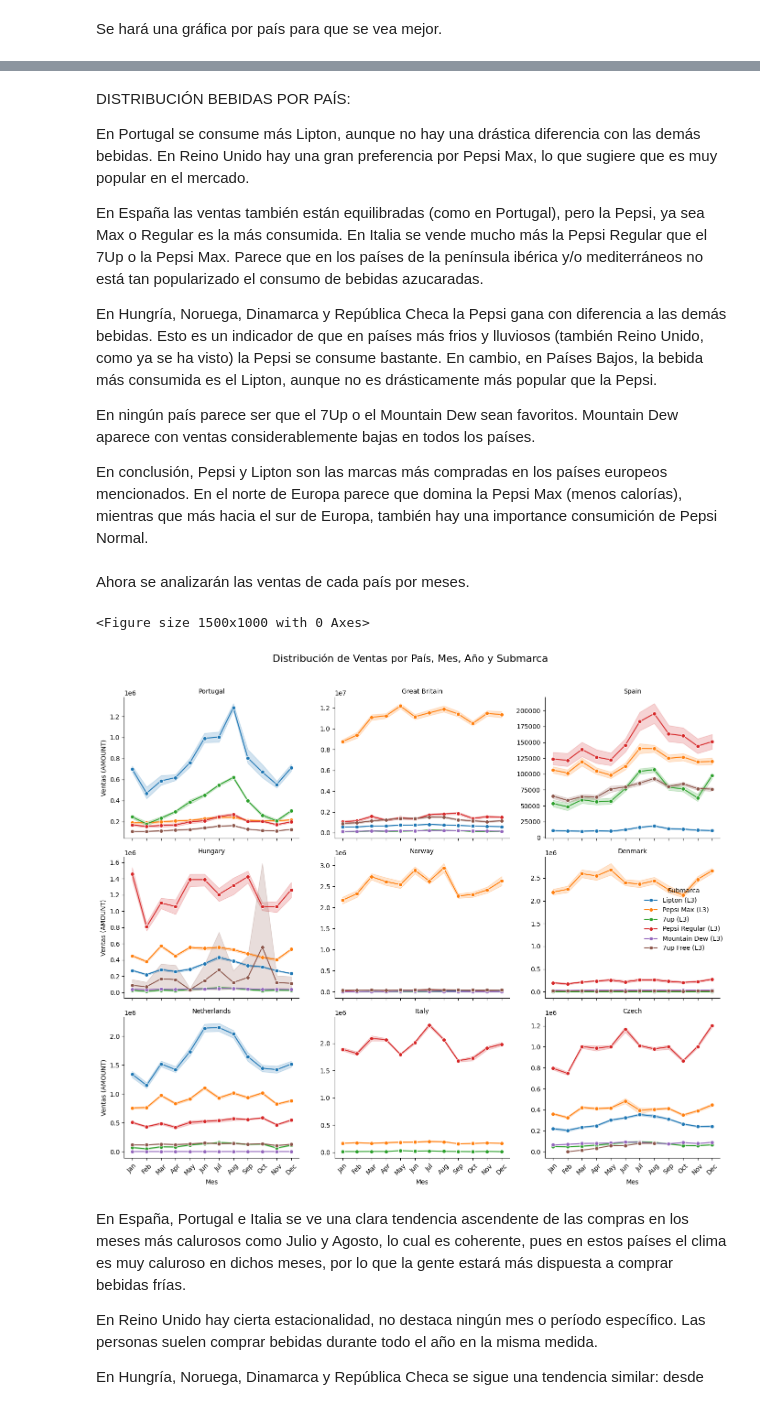
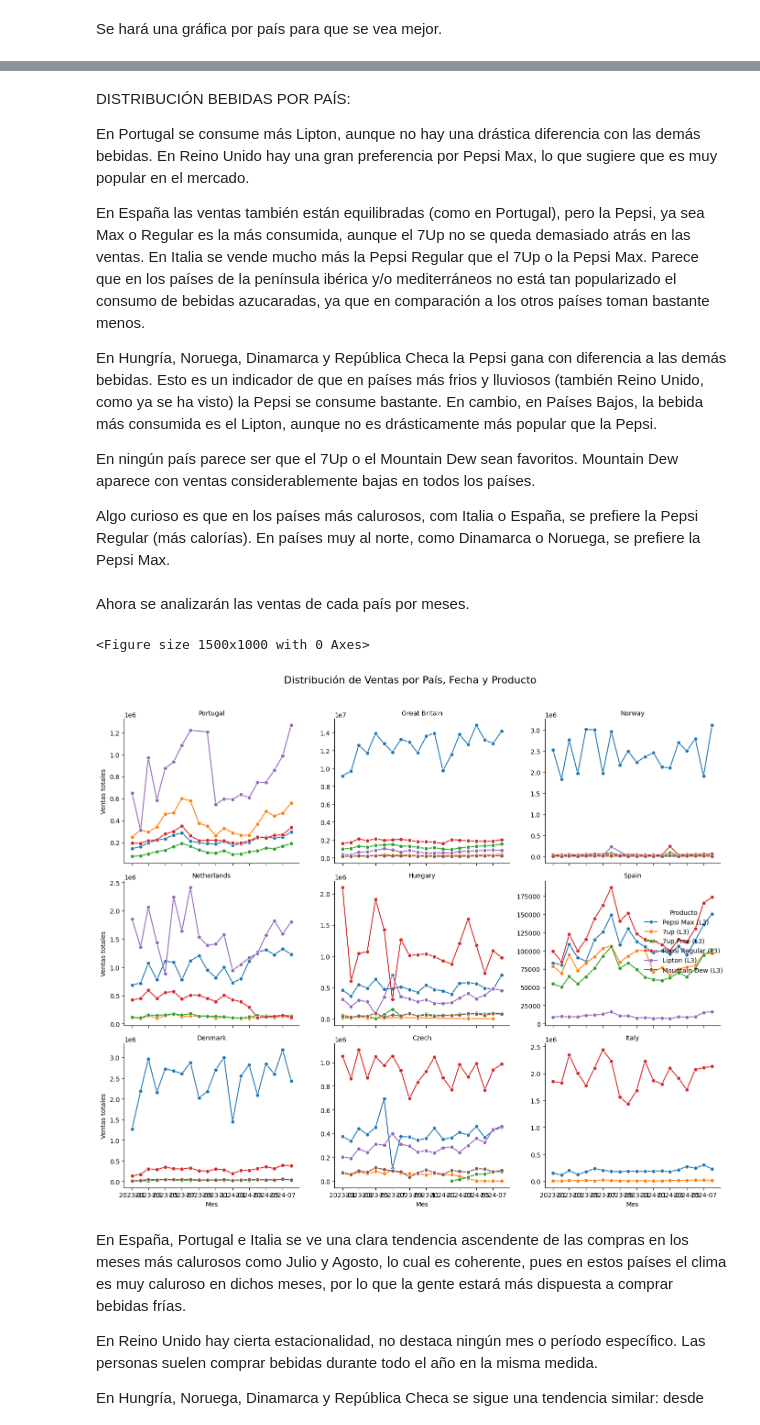
Before and after one commit to luciadeangulo/UFV-Visualizacion, a Jupyter notebook: ejercicios_clase/clase2.ipynb, the cells around one changed output, grey strips where cells are left out. Drawn from its saved outputs; the diff is of its cells as text; code cells hidden in the pictures.

```diff
--- a/ejercicios_clase/clase2.ipynb
+++ b/ejercicios_clase/clase2.ipynb
@@ -36,0 +66,8 @@ print(df.head())
+# %%
+df['DATE'] = pd.to_datetime(df[['YEAR', 'MONTH']].assign(DAY=1))
+
+df['DATE'] = df['DATE'].dt.to_period('M') # QUITAR DÍA (SE PONE POR DEFECTO)
+
+# PASAR A FORMATO DATETIME
+df['DATE'] = df['DATE'].dt.to_timestamp()
+print(df[['YEAR', 'MONTH', 'DATE']].head())
@@ -313,2 +286,4 @@ Se ve que hay forecasts para todos los meses del año.
+# %%
+df_actuals = df[df['SCENARIO']=='actual']
 # %% [markdown]
 1. Cómo se distribuyen las ventas realizadas en cada país: mes, año y marca.
@@ -400,44 +340,35 @@ DISTRIBUCIÓN BEBIDAS POR PAÍS:
 
 En Portugal se consume más Lipton, aunque no hay una drástica diferencia con las demás bebidas.  En Reino Unido hay una gran preferencia por Pepsi Max, lo que sugiere que es muy popular en el mercado.
 
-En España las ventas también están equilibradas (como en Portugal), pero la Pepsi, ya sea Max o Regular es la más consumida.  En Italia se vende mucho más la Pepsi Regular que el 7Up o la Pepsi Max.  Parece que en los países de la península ibérica y/o mediterráneos no está tan popularizado el consumo de bebidas azucaradas.
+En España las ventas también están equilibradas (como en Portugal), pero la Pepsi, ya sea Max o Regular es la más consumida, aunque el 7Up no se queda demasiado atrás en las ventas.  En Italia se vende mucho más la Pepsi Regular que el 7Up o la Pepsi Max.  Parece que en los países de la península ibérica y/o mediterráneos no está tan popularizado el consumo de bebidas azucaradas, ya que en comparación a los otros países toman bastante menos.
 
 En Hungría, Noruega, Dinamarca y República Checa la Pepsi gana con diferencia a las demás bebidas.  Esto es un indicador de que en países más frios y lluviosos (también Reino Unido, como ya se ha visto) la Pepsi se consume bastante.  En cambio, en Países Bajos, la bebida más consumida es el Lipton, aunque no es drásticamente más popular que la Pepsi.
 
 En ningún país parece ser que el 7Up o el Mountain Dew sean favoritos.  Mountain Dew aparece con ventas considerablemente bajas en todos los países.
 
-En conclusión, Pepsi y Lipton son las marcas más compradas en los países europeos mencionados.  En el norte de Europa parece que domina la Pepsi Max (menos calorías), mientras que más hacia el sur de Europa, también hay una importance consumición de Pepsi Normal.
+Algo curioso es que en los países más calurosos, com Italia o España, se prefiere la Pepsi Regular (más calorías).  En países muy al norte, como Dinamarca o Noruega, se prefiere la Pepsi Max.
 # %% [markdown]
 Ahora se analizarán las ventas de cada país por meses.
 # %%
-import matplotlib.pyplot as plt
-import seaborn as sns
-import numpy as np
-
-# Configuración de gráficos para ajustar el tamaño
 plt.figure(figsize=(15, 10))
 
-# Crear un FacetGrid para mostrar la distribución de ventas por país, mes, año y sub-marca
-g = sns.FacetGrid(df, col="COUNTRY", hue="SUBBRAND", col_wrap=3, height=4, sharey=False)
-g.map(sns.lineplot, "MONTH", "AMOUNT", marker="o")
+# DISTRIBUCIÓN VENTAS POR FECHA, PAÍS Y PRODUCTO
+# GRÁFICO LINEAS
+graf= sns.FacetGrid(df_actuals, col="COUNTRY", hue="SUBBRAND", col_wrap=3, height=4, sharey=False)
+graf.map(sns.lineplot, "DATE", "AMOUNT", marker="o")
 
-# Añadir leyenda y títulos
-g.add_legend(title="Submarca")
-g.set_axis_labels("Mes", "Ventas (AMOUNT)")
-g.set_titles("{col_name}")
+graf.add_legend(title="Producto")
+graf.set_axis_labels("Mes", "Ventas totales")
+graf.set_titles("{col_name}")
 
-# Configurar los ticks del eje X para que muestren los meses de 1 a 12
-for ax in g.axes.flat:
-    ax.set_xticks(np.arange(1, 13, 1))  # Mostrar del 1 al 12 para representar los meses
-    ax.set_xticklabels(['Jan', 'Feb', 'Mar', 'Apr', 'May', 'Jun', 'Jul', 'Aug', 'Sep', 'Oct', 'Nov', 'Dec'], rotation=45)
 
 # Título y ajuste de la visualización
-plt.suptitle("Distribución de Ventas por País, Mes, Año y Submarca", fontsize=16)
+plt.suptitle("Distribución de Ventas por País, Fecha y Producto", fontsize=16)
 plt.tight_layout(rect=[0, 0, 1, 0.96])
 plt.show()
 # %% [output]
 <Figure size 1500x1000 with 0 Axes>
-[figure, old version]
+[figure, new version]
 # %% [markdown]
 En España, Portugal e Italia se ve una clara tendencia ascendente de las compras en los meses más calurosos como Julio y Agosto, lo cual es coherente, pues en estos países el clima es muy caluroso en dichos meses, por lo que la gente estará más dispuesta a comprar bebidas frías.
 
```
Also changed, not shown: parts of 57 cells of this notebook.
